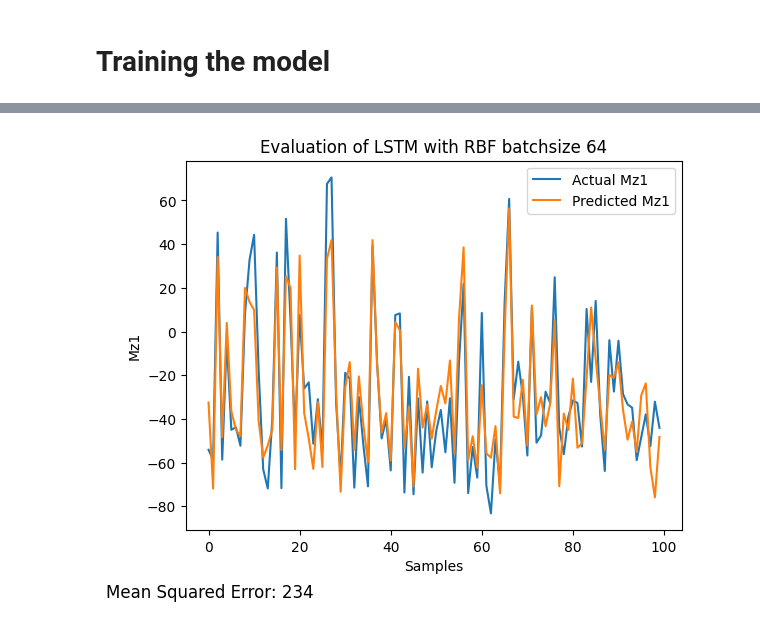
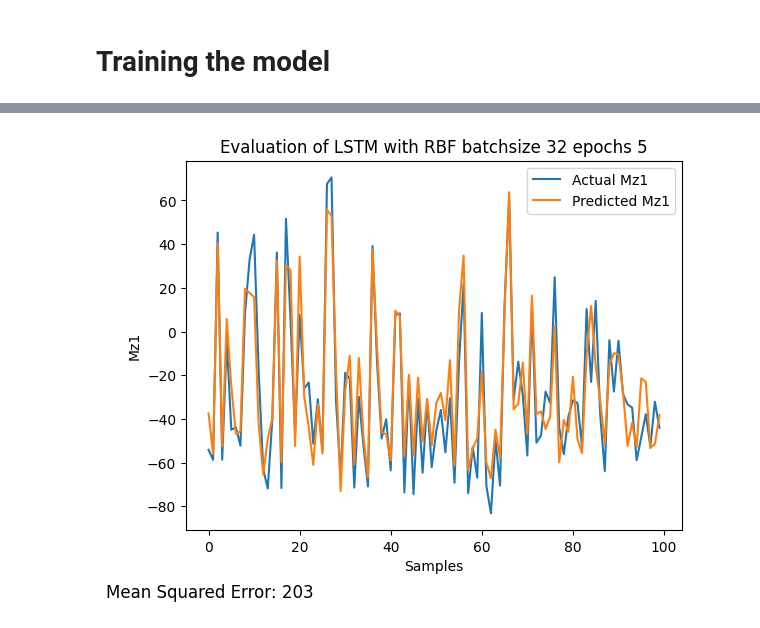
Before and after one commit to hugojjohnson/02456-deep-learning-project, a Jupyter notebook: notebooks/RBF-LSTM.ipynb, the cells around one changed output, grey strips where cells are left out. Drawn from its saved outputs; the diff is of its cells as text; code cells hidden in the pictures.

Commit message:
Added plots, and trying to de-normalise the time series data

```diff
--- a/notebooks/RBF-LSTM.ipynb
+++ b/notebooks/RBF-LSTM.ipynb
@@ -97,15 +97,16 @@ model.compile(optimizer='adam', loss='mse')
 # print(history)
 # %%
 retrain_model = False
-batchsize = 1
-model_save_path = os.path.join('models', f'peter-lstm-1-{batchsize}batchsize.keras')
+batchsize = 32
+epochs = 5
+model_save_path = os.path.join('models', f'peter-lstm-1-{batchsize}batchsize-{epochs}epochs.keras')
 
 if retrain_model == False and os.path.exists(model_save_path):
     get_custom_objects().update({'RBFLayer': RBFLayer, 'mse': MeanSquaredError})
     model = load_model(model_save_path)
     print("Loaded model from disk")
 else:
-    history = model.fit(X_train, y_train, epochs=1, batch_size=batchsize, validation_split=0.2, verbose=1)
+    history = model.fit(X_train, y_train, epochs=epochs, batch_size=batchsize, validation_split=0.2, verbose=1)
     model.save(model_save_path)
     print("Generated and saved model to .keras file")
 
@@ -135,4 +145,4 @@ Mean Squared Error på testdata: 233.67537
 # %%
-src.plots.evaluate_predictions(y_pred[:, 1][:100], y_test[:, 1][:100], mse(y_test, y_pred).numpy(), name=f"LSTM with RBF batchsize {batchsize}")
+src.plots.evaluate_predictions(y_pred[:, 1][:100], y_test[:, 1][:100], mse(y_test, y_pred).numpy(), name=f"LSTM with RBF batchsize {batchsize} epochs {epochs}")
 # %% [output]
-[figure, old version]
+[figure, new version]
```
Also changed, not shown: parts of 1 cell of this notebook, 12 other files.
